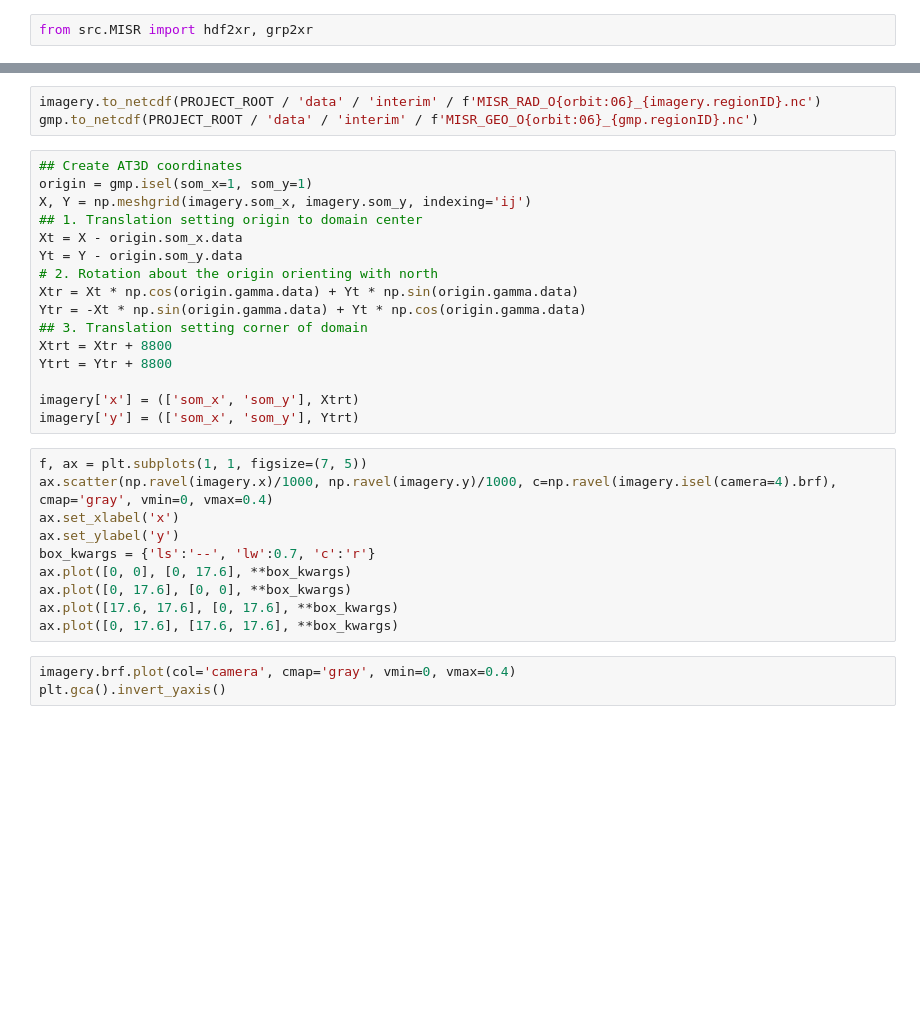
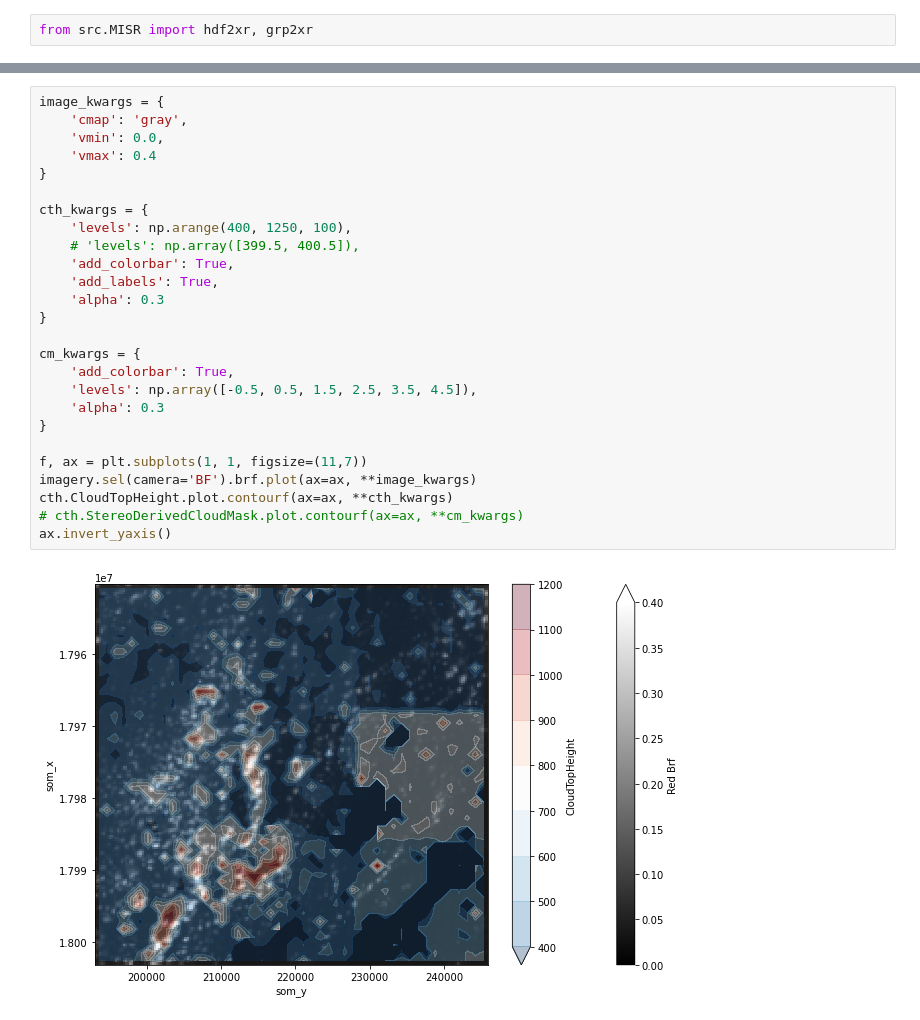
Before and after one commit to jlun17/misr-at3d-camp2ex, a Jupyter notebook: notebooks/preprocessing/MISR_preprocessA.ipynb, the cells around one changed output, grey strips where cells are left out. Drawn from its saved outputs; the diff is of its cells as text; blank space fills up the shorter version.

Commit message:
Updated geometric processing and propagated through the cloud volume mask.

```diff
--- a/notebooks/preprocessing/MISR_preprocessA.ipynb
+++ b/notebooks/preprocessing/MISR_preprocessA.ipynb
@@ -48,32 +57,28 @@ gmp = hdf2xr(gmp_file, 'GeometricParameters', field_list, region)
-# %%
-imagery.to_netcdf(PROJECT_ROOT / 'data' / 'interim' / f'MISR_RAD_O{orbit:06}_{imagery.regionID}.nc')
-gmp.to_netcdf(PROJECT_ROOT / 'data' / 'interim' / f'MISR_GEO_O{orbit:06}_{gmp.regionID}.nc')
-# %%
-## Create AT3D coordinates
-origin = gmp.isel(som_x=1, som_y=1)
-X, Y = np.meshgrid(imagery.som_x, imagery.som_y, indexing='ij')
-## 1. Translation setting origin to domain center
-Xt = X - origin.som_x.data
-Yt = Y - origin.som_y.data
-# 2. Rotation about the origin orienting with north
-Xtr = Xt * np.cos(origin.gamma.data) + Yt * np.sin(origin.gamma.data)
-Ytr = -Xt * np.sin(origin.gamma.data) + Yt * np.cos(origin.gamma.data)
-## 3. Translation setting corner of domain
-Xtrt = Xtr + 8800
-Ytrt = Ytr + 8800
-
-imagery['x'] = (['som_x', 'som_y'], Xtrt)
-imagery['y'] = (['som_x', 'som_y'], Ytrt)
-# %%
-f, ax = plt.subplots(1, 1, figsize=(7, 5))
-ax.scatter(np.ravel(imagery.x)/1000, np.ravel(imagery.y)/1000, c=np.ravel(imagery.isel(camera=4).brf), cmap='gray', vmin=0, vmax=0.4)
-ax.set_xlabel('x')
-ax.set_ylabel('y')
-box_kwargs = {'ls':'--', 'lw':0.7, 'c':'r'}
-ax.plot([0, 0], [0, 17.6], **box_kwargs)
-ax.plot([0, 17.6], [0, 0], **box_kwargs)
-ax.plot([17.6, 17.6], [0, 17.6], **box_kwargs)
-ax.plot([0, 17.6], [17.6, 17.6], **box_kwargs)
-# %%
-imagery.brf.plot(col='camera', cmap='gray', vmin=0, vmax=0.4)
-plt.gca().invert_yaxis()
+# %%
+image_kwargs = {
+    'cmap': 'gray',
+    'vmin': 0.0,
+    'vmax': 0.4
+}
+
+cth_kwargs = {
+    'levels': np.arange(400, 1250, 100),
+    # 'levels': np.array([399.5, 400.5]),
+    'add_colorbar': True,
+    'add_labels': True,
+    'alpha': 0.3
+}
+
+cm_kwargs = {
+    'add_colorbar': True,
+    'levels': np.array([-0.5, 0.5, 1.5, 2.5, 3.5, 4.5]),
+    'alpha': 0.3
+}
+
+f, ax = plt.subplots(1, 1, figsize=(11,7))
+imagery.sel(camera='BF').brf.plot(ax=ax, **image_kwargs)
+cth.CloudTopHeight.plot.contourf(ax=ax, **cth_kwargs)
+# cth.StereoDerivedCloudMask.plot.contourf(ax=ax, **cm_kwargs)
+ax.invert_yaxis()
+# %% [output]
+[figure, added]
```
Also changed, not shown: parts of 4 cells of this notebook, 5 other files.
